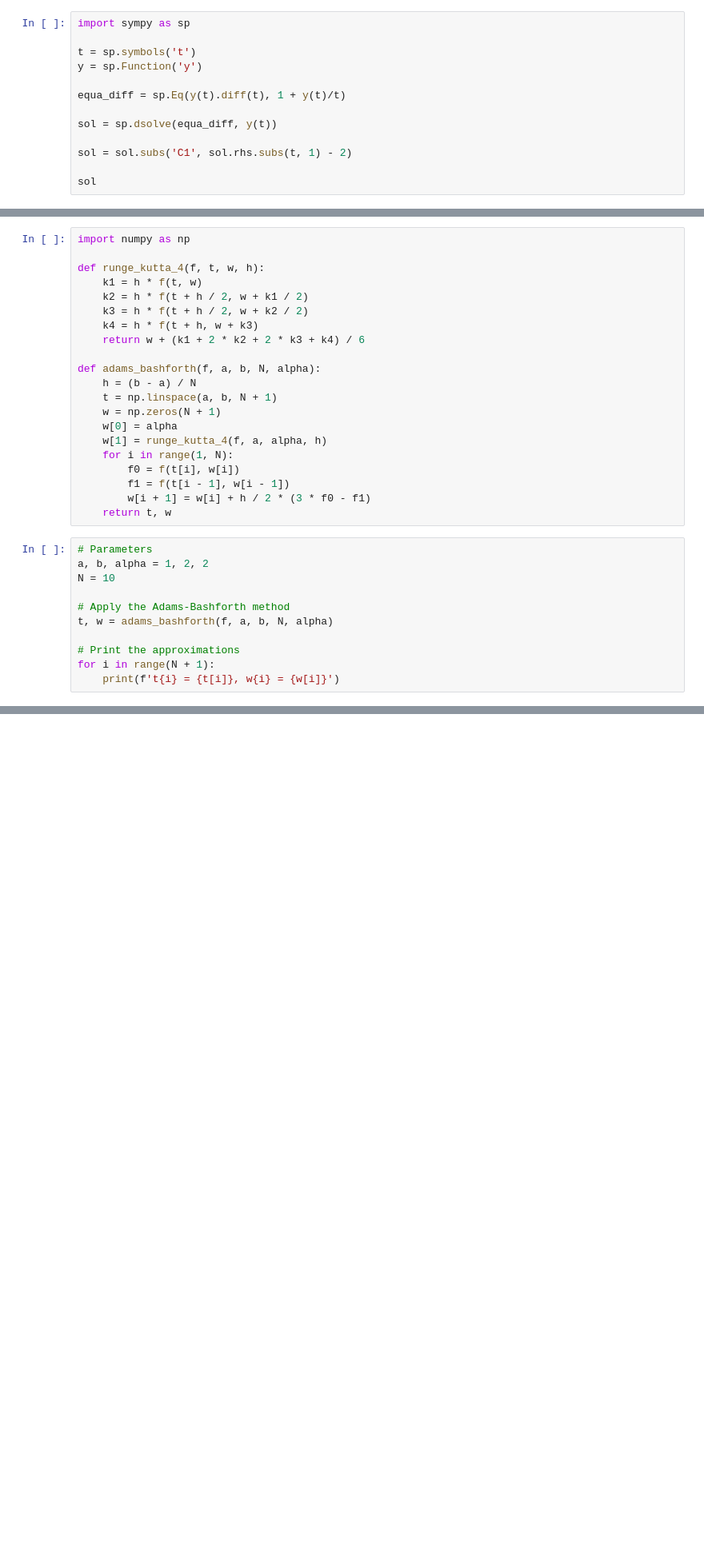
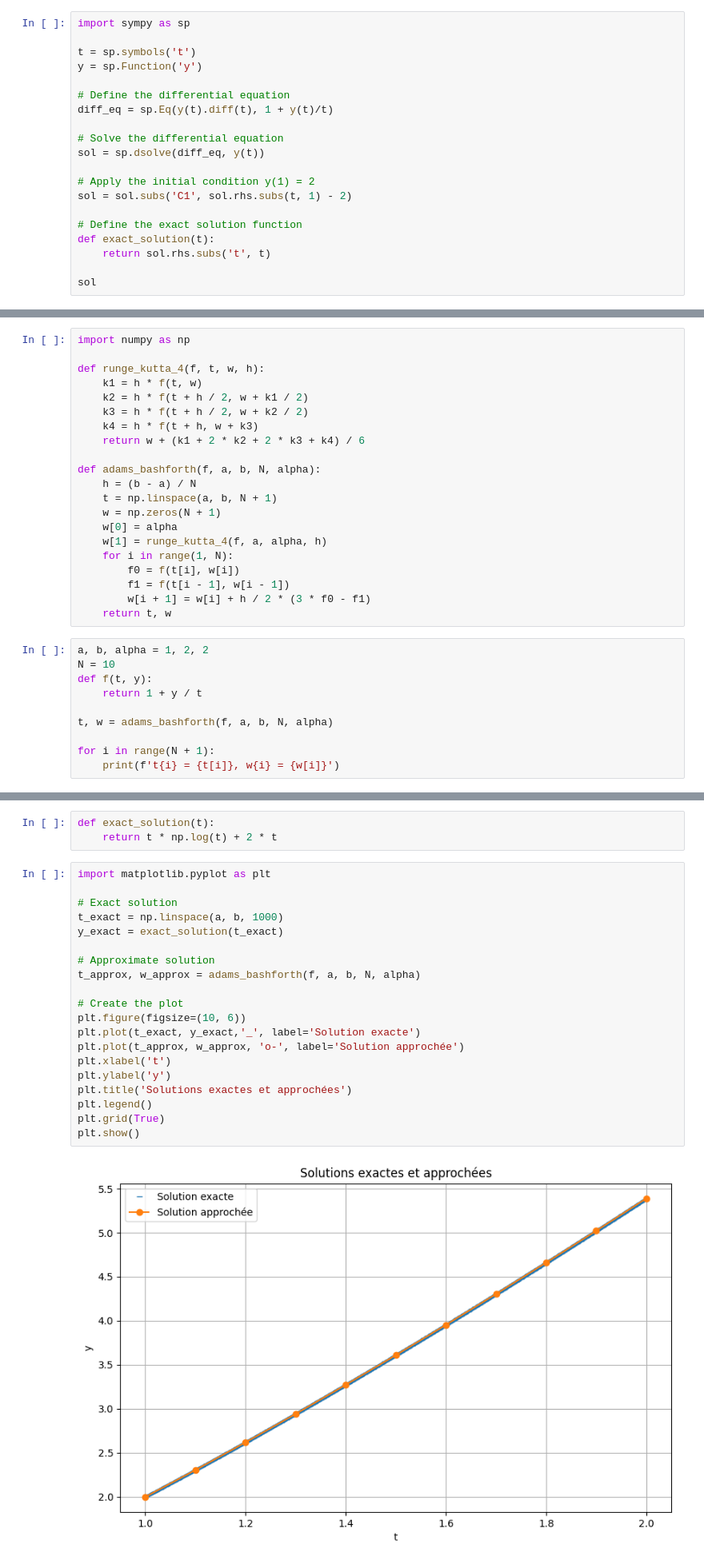
Before and after one commit to AlexandreFrancony/Maths-ING3-TPs, a Jupyter notebook: TP5/TP5_AF.ipynb, the cells around one changed output, grey strips where cells are left out. Shown at 80% size. Saved outputs shown, nothing was run; the diff lists cells and outputs as text; blank space fills up the shorter version.

```diff
--- a/TP5/TP5_AF.ipynb
+++ b/TP5/TP5_AF.ipynb
@@ -35,12 +35,19 @@ import sympy as sp
 t = sp.symbols('t')
 y = sp.Function('y')
 
-equa_diff = sp.Eq(y(t).diff(t), 1 + y(t)/t)
+# Define the differential equation
+diff_eq = sp.Eq(y(t).diff(t), 1 + y(t)/t)
 
-sol = sp.dsolve(equa_diff, y(t))
+# Solve the differential equation
+sol = sp.dsolve(diff_eq, y(t))
 
+# Apply the initial condition y(1) = 2
 sol = sol.subs('C1', sol.rhs.subs(t, 1) - 2)
 
+# Define the exact solution function
+def exact_solution(t):
+    return sol.rhs.subs('t', t)
+
 sol
 # %% [output]
 $\displaystyle y{\left(t \right)} = t \left(C_{1} + \log{\left(t \right)} - 2\right)$
@@ -70,14 +77,13 @@ def adams_bashforth(f, a, b, N, alpha):
         w[i + 1] = w[i] + h / 2 * (3 * f0 - f1)
     return t, w
 # %%
-# Parameters
 a, b, alpha = 1, 2, 2
 N = 10
+def f(t, y):
+    return 1 + y / t
 
-# Apply the Adams-Bashforth method
 t, w = adams_bashforth(f, a, b, N, alpha)
 
-# Print the approximations
 for i in range(N + 1):
     print(f't{i} = {t[i]}, w{i} = {w[i]}')
 # %% [output]
@@ -84,0 +103,25 @@ NameError: name 'f' is not defined
+# %%
+def exact_solution(t):
+    return t * np.log(t) + 2 * t
+# %%
+import matplotlib.pyplot as plt
+
+# Exact solution
+t_exact = np.linspace(a, b, 1000)
+y_exact = exact_solution(t_exact)
+
+# Approximate solution
+t_approx, w_approx = adams_bashforth(f, a, b, N, alpha)
+
+# Create the plot
+plt.figure(figsize=(10, 6))
+plt.plot(t_exact, y_exact,'_', label='Solution exacte')
+plt.plot(t_approx, w_approx, 'o-', label='Solution approchée')
+plt.xlabel('t')
+plt.ylabel('y')
+plt.title('Solutions exactes et approchées')
+plt.legend()
+plt.grid(True)
+plt.show()
+# %% [output]
+[figure, added]
```
Also changed, not shown: parts of 8 cells of this notebook.
